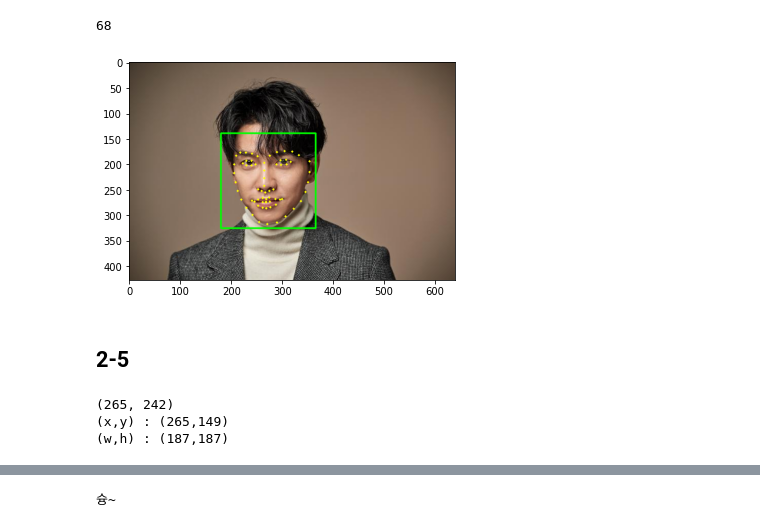
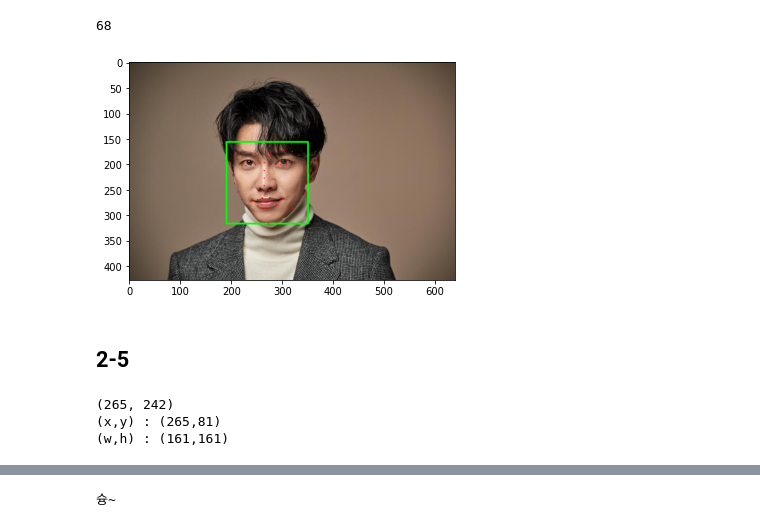
Before and after one commit to koreaTail/aiffel_git, a Jupyter notebook: 13week/[GD-02]얼굴스티커.ipynb, the cells around one changed output, grey strips where cells are left out. Saved outputs shown, nothing was run; the diff lists cells and outputs as text; code cells hidden in the pictures.

```diff
--- a/13week/[GD-02]얼굴스티커.ipynb
+++ b/13week/[GD-02]얼굴스티커.ipynb
@@ -59,7 +60,7 @@ print("🌫🛸")
 🌫🛸
 # %%
 img_rgb = cv2.cvtColor(img_bgr, cv2.COLOR_BGR2RGB)
-dlib_rects = detector_hog(img_rgb, 1)   # (image, num of image pyramid)
+dlib_rects = detector_hog(img_rgb, 2)   # (image, num of image pyramid)
 print("🌫🛸")
 # %% [output]
 🌫🛸
@@ -135,21 +149,21 @@ print(len(list_landmarks[0]))
 # %%
 # list_landmarks의 원소가 1개이므로 아래 반복문은 한번만 실행됨
 for landmark in list_landmarks:
     for point in landmark:
-        cv2.circle(img_show, point, 2, (0, 255, 255), -1)
+        cv2.circle(img_show, point, 1, (0, 0, 255), -1)
             # cv2.circle: OpenCV의 원을 그리는 함수
             # img_show 이미지 위 각각의 point에
             # 크기가 2이고 (0, 255, 255)색으로 내부가 채워진(-1) 원을 그림
             # (마지막 인수가 자연수라면 그만큼의 두께의 선으로 원이 그려짐)
 
 img_show_rgb = cv2.cvtColor(img_show, cv2.COLOR_BGR2RGB)
     # RGB 이미지로 전환
 plt.imshow(img_show_rgb)
     # 이미지를 준비
 plt.show()
     # 이미지를 출력
 # %% [output]
-[figure, old version]
+[figure, new version]
 # %% [markdown]
 ## 2-5
 # %%
@@ -163,14 +177,14 @@ plt.show()
 for dlib_rect, landmark in zip(dlib_rects, list_landmarks): # 얼굴 영역을 저장하고 있는 값과 68개의 랜드마크를 저장하고 있는 값으로 반복문 실행
     print (landmark[30]) # 코의 index는 30 입니다
     x = landmark[30][0] # 이미지에서 코 부위의 x값
-    y = landmark[30][1] - dlib_rect.height()//2 # 이미지에서 코 부위의 y값 - 얼굴 영역의 세로를 차지하는 픽셀의 수//2 → (437, 182-(186+1//2))
+    y = landmark[30][1] - dlib_rect.height()//1 # 이미지에서 코 부위의 y값 - 얼굴 영역의 세로를 차지하는 픽셀의 수//2 → (437, 182-(186+1//2))
     w = h = dlib_rect.width() # 얼굴 영역의 가로를 차지하는 픽셀의 수 (531-345+1) → max(x) - min(x) +1(픽셀의 수 이기 때문에 1을 더해줌 → 픽셀 수는 점 하나로도 1이 됨)
     print (f'(x,y) : ({x},{y})')
     print (f'(w,h) : ({w},{h})')
 # %% [output]
 (265, 242)
-(x,y) : (265,149)
-(w,h) : (187,187)
+(x,y) : (265,81)
+(w,h) : (161,161)
 # %%
 sticker_path = os.getenv('HOME')+'/aiffel/camera_sticker/images/king.png'
 # sticker_path = os.getenv('HOME')+'/aiffel/camera_sticker/images/cat-whiskers.png'
```
Also changed, not shown: parts of 12 cells of this notebook.
